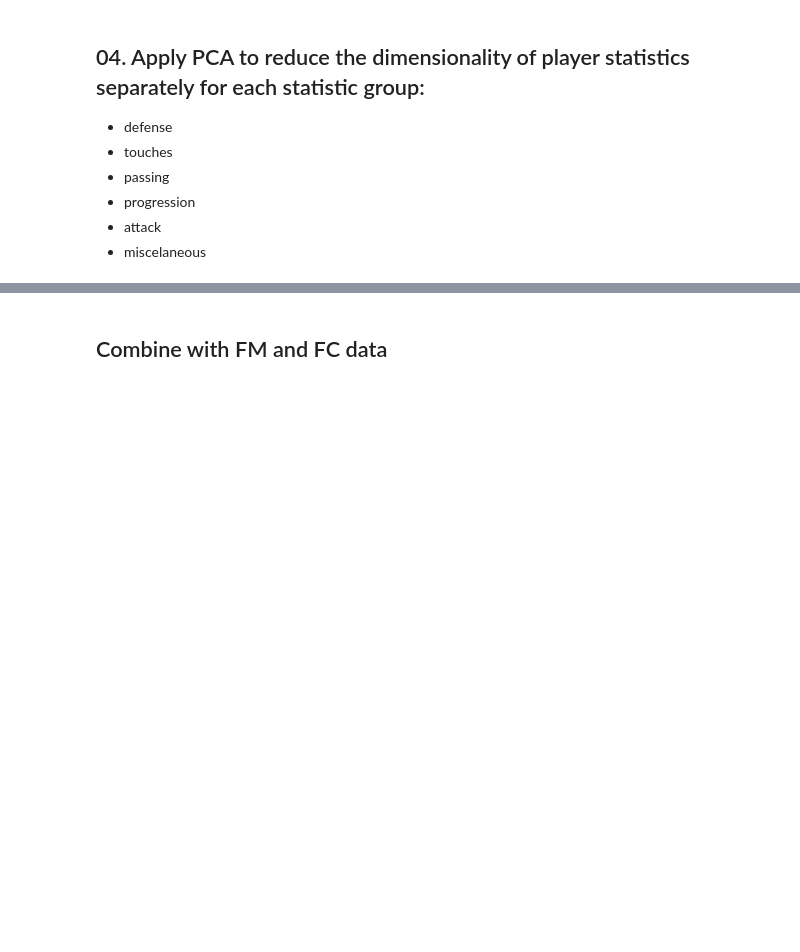
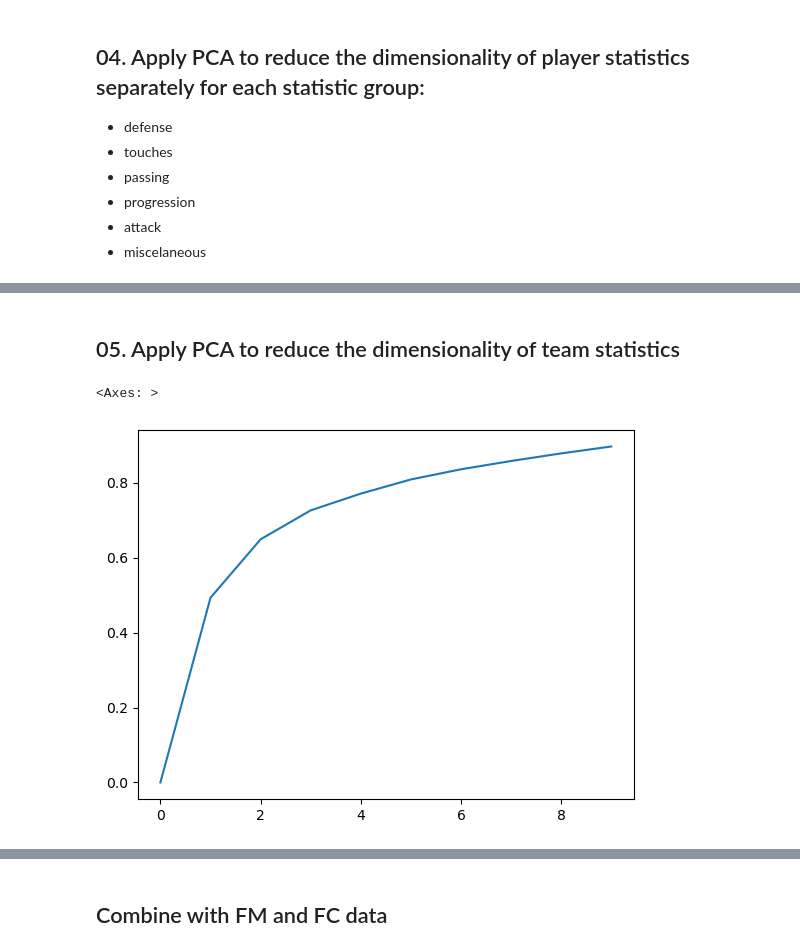
Before and after one commit to alibekk93/FM_skills_prediction, a Jupyter notebook: notebooks/01_data_preparation.ipynb, the cells around one changed output, grey strips where cells are left out. Cells and saved outputs as stored; diff of their text form; code cells hidden in the pictures; blank space fills up the shorter version.

```diff
--- a/notebooks/01_data_preparation.ipynb
+++ b/notebooks/01_data_preparation.ipynb
@@ -112,5 +112,3 @@ team_stats_df.to_csv(f'data/{season}_FBRef_teams.csv')
 from sklearn.decomposition import PCA
 
 pca = PCA(n_components=0.8)
-# %%
-pca.fit_transform(fbref_meandiff_df[attack_columns])
@@ -119,0 +119,10 @@ PCA does not accept missing values encoded as NaN natively. For supervised learn
+# %%
+fbref_pca_df = fbref_meandiff_df.copy()[['_Player_', '_Born_', '_Squad_']]
+pca_types_dict = {}
+
+for column_group in stat_types_dict.keys():
+        current_columns = stat_types_dict[column_group]
+        pca_result = pca.fit_transform(fbref_meandiff_df[current_columns])
+        pca_names = f'{column_group}_' + pca.get_feature_names_out()
+        pca_types_dict[column_group] = pca_names.tolist()
+        fbref_pca_df[pca_names] = pca_result
@@ -119,0 +143,23 @@ PCA does not accept missing values encoded as NaN natively. For supervised learn
+# %% [markdown]
+## 05. Apply PCA to reduce the dimensionality of team statistics
+# %%
+from sklearn.preprocessing import StandardScaler
+
+scaler = StandardScaler()
+
+team_stats_scaled = scaler.fit_transform(team_stats_df.values)
+team_stats_scaled = pd.DataFrame(team_stats_scaled,
+                                 columns=team_stats_df.columns,
+                                 index=team_stats_df.index)
+# %%
+pca_elbow = {}
+
+for n_components in range(10):
+    pca = PCA(n_components=n_components)
+    pca.fit(team_stats_scaled)
+    pca_elbow[n_components] = pca.explained_variance_ratio_.sum()
+# %%
+sns.lineplot(pca_elbow)
+# %% [output]
+<Axes: >
+[figure, added]
```
Also changed, not shown: parts of 8 cells of this notebook, 1 other file.
